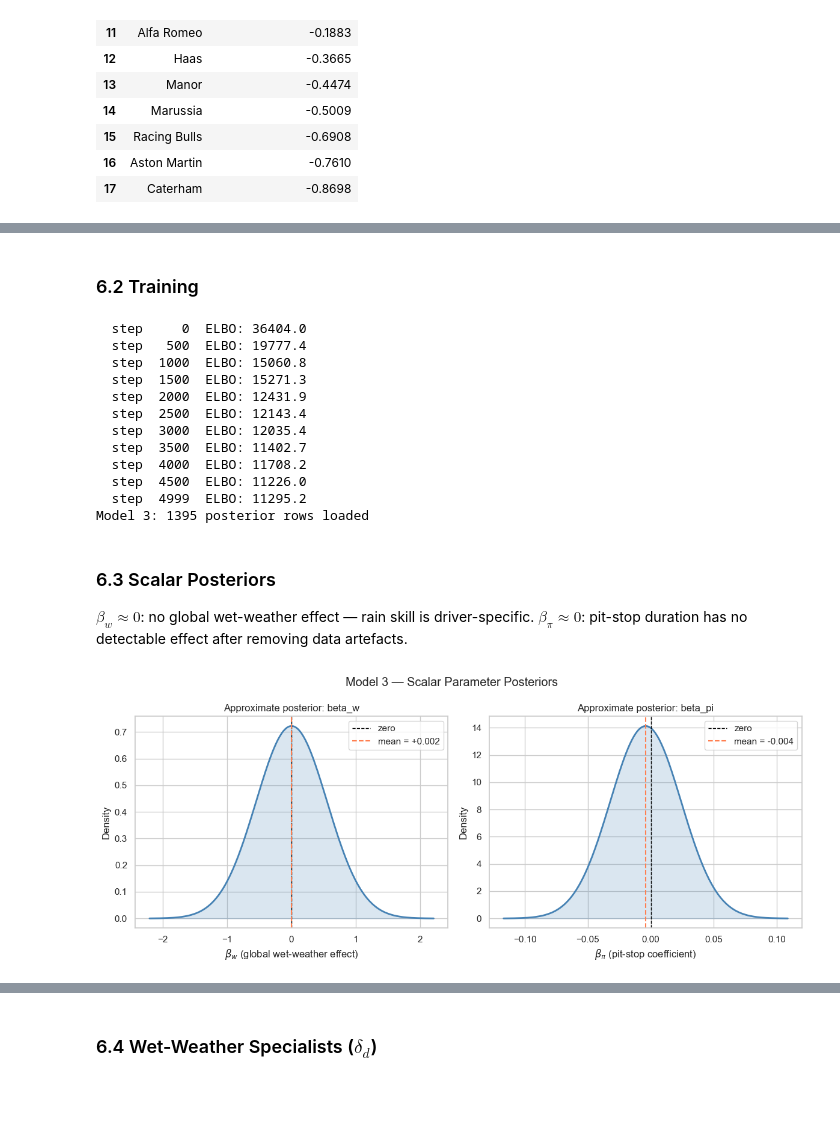
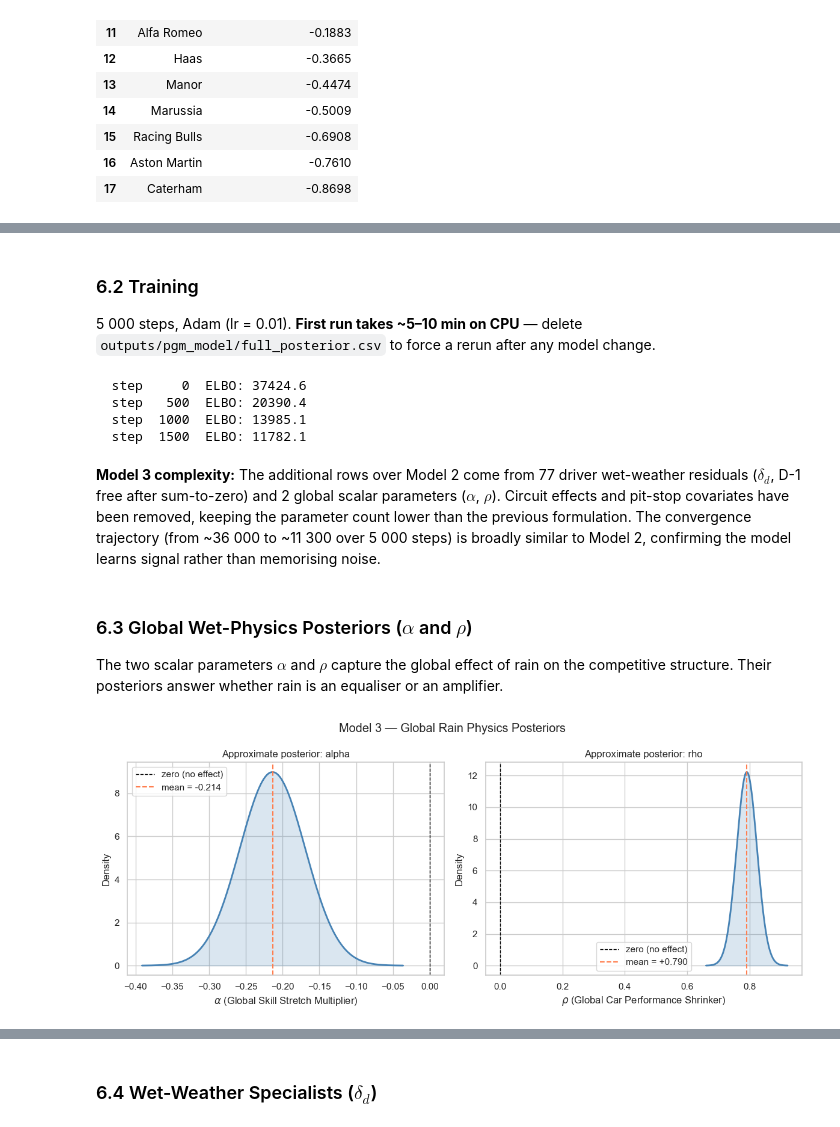
Before and after one commit to christianrand18/MBML-TrueSkill-Formula-1, a Jupyter notebook: F1_PGM_Submission.ipynb, the cells around one changed output, grey strips where cells are left out. Drawn from its saved outputs; the diff is of its cells as text; code cells hidden in the pictures; blank space fills up the shorter version.

```diff
--- a/F1_PGM_Submission.ipynb
+++ b/F1_PGM_Submission.ipynb
@@ -540,9 +589,10 @@ class ExtendedModel:
 
 5 000 steps.
 # %%
-M2_CSV = os.path.join(OUTPUT_DIR, 'extended_posterior.csv')
+M2_CSV  = os.path.join(OUTPUT_DIR, 'extended_posterior.csv')
 
-model2 = ExtendedModel(dataset.n_drivers, dataset.n_constructors, dataset.n_seasons)
+model2  = ExtendedModel(dataset.n_drivers, dataset.n_constructors, dataset.n_seasons)
+losses2 = None
 step_kwargs2 = {
     'driver_idx': dataset.driver_idx, 'cons_idx':     dataset.cons_idx,
     'season_idx': dataset.season_idx, 'race_lengths': dataset.race_lengths,
@@ -550,10 +600,12 @@ step_kwargs2 = {
 
 if not os.path.exists(M2_CSV):
     pyro.clear_param_store()
-    train_svi(model2, dataset, n_steps=5000, step_kwargs=step_kwargs2)
+    losses2 = train_svi(model2, dataset, n_steps=5000, step_kwargs=step_kwargs2)
     df_ext = extract_posterior('extended', dataset)
     df_ext.to_csv(M2_CSV, index=False)
 
 df_ext = pd.read_csv(M2_CSV)
 print(f'Model 2: {len(df_ext)} posterior rows loaded')
+if losses2 is None:
+    print('  (losses2 not available — delete extended_posterior.csv and rerun to record)')
 # %% [output]
@@ -856,65 +941,67 @@ class FullModel:
 # %% [markdown]
 ### 6.2 Training
+
+5 000 steps, Adam (lr = 0.01). **First run takes ~5–10 min on CPU** — delete `outputs/pgm_model/full_posterior.csv` to force a rerun after any model change.
 # %%
-M3_CSV = os.path.join(OUTPUT_DIR, 'full_posterior.csv')
+M3_CSV  = os.path.join(OUTPUT_DIR, 'full_posterior.csv')
 
-model3 = FullModel(dataset.n_drivers, dataset.n_constructors,
-                   dataset.n_seasons, dataset.n_circuits)
+model3  = FullModel(dataset.n_drivers, dataset.n_constructors, dataset.n_seasons)
+losses3 = None
 step_kwargs3 = {
     'driver_idx': dataset.driver_idx, 'cons_idx':      dataset.cons_idx,
-    'season_idx': dataset.season_idx, 'circuit_idx':   dataset.circuit_idx,
+    'season_idx': dataset.season_idx,
     'race_idx':   dataset.race_idx,   'wet':           dataset.wet,
-    'race_lengths': dataset.race_lengths, 'pit_norm':  dataset.pit_norm,
+    'race_lengths': dataset.race_lengths
 }
 
 if not os.path.exists(M3_CSV):
     pyro.clear_param_store()
-    train_svi(model3, dataset, n_steps=5000, step_kwargs=step_kwargs3)
+    losses3 = train_svi(model3, dataset, n_steps=5000, step_kwargs=step_kwargs3)
     df_full = extract_posterior('full', dataset)
     df_full.to_csv(M3_CSV, index=False)
 
 df_full = pd.read_csv(M3_CSV)
 print(f'Model 3: {len(df_full)} posterior rows loaded')
+if losses3 is None:
+    print('  (losses3 not available — delete full_posterior.csv and rerun to record)')
 # %% [output]
-  step     0  ELBO: 36404.0
-  step   500  ELBO: 19777.4
-  step  1000  ELBO: 15060.8
-  step  1500  ELBO: 15271.3
-  step  2000  ELBO: 12431.9
-  step  2500  ELBO: 12143.4
-  step  3000  ELBO: 12035.4
-  step  3500  ELBO: 11402.7
-  step  4000  ELBO: 11708.2
-  step  4500  ELBO: 11226.0
-  step  4999  ELBO: 11295.2
-Model 3: 1395 posterior rows loaded
+  step     0  ELBO: 37424.6
+  step   500  ELBO: 20390.4
+  step  1000  ELBO: 13985.1
+  step  1500  ELBO: 11782.1
+# %% [markdown]
+**Model 3 complexity:** The additional rows over Model 2 come from 77 driver wet-weather residuals ($\delta_d$, D-1 free after sum-to-zero) and 2 global scalar parameters ($\alpha$, $\rho$). Circuit effects and pit-stop covariates have been removed, keeping the parameter count lower than the previous formulation. The convergence trajectory (from ~36 000 to ~11 300 over 5 000 steps) is broadly similar to Model 2, confirming the model learns signal rather than memorising noise.
 # %% [markdown]
-### 6.3 Scalar Posteriors
+### 6.3 Global Wet-Physics Posteriors ($\alpha$ and $\rho$)
 
-$\beta_w \approx 0$: no global wet-weather effect — rain skill is driver-specific. $\beta_\pi \approx 0$: pit-stop duration has no detectable effect after removing data artefacts.
+The two scalar parameters $\alpha$ and $\rho$ capture the global effect of rain on the competitive structure. Their posteriors answer whether rain is an equaliser or an amplifier.
 # %%
 fig, axes = plt.subplots(1, 2, figsize=(12, 5))
 
 for ax, name, label in [
-    (axes[0], 'beta_w',  r'$\beta_w$ (global wet-weather effect)'),
-    (axes[1], 'beta_pi', r'$\beta_\pi$ (pit-stop coefficient)'),
+    (axes[0], 'alpha', r'$\alpha$ (Global Skill Stretch Multiplier)'),
+    (axes[1], 'rho',   r'$\rho$ (Global Car Performance Shrinker)'),
     ]:
-    row   = df_full[df_full.entity_name == name].iloc[0]
+
+    row = df_full[df_full.entity_name == name].iloc[0]
     mu, sigma = row['mu'], row['sigma']
 
     x = np.linspace(mu - 4*sigma, mu + 4*sigma, 300)
-    ax.plot(x, stats.norm.pdf(x, mu, sigma), color='steelblue', linewidth=2)
-    ax.fill_between(x, stats.norm.pdf(x, mu, sigma), alpha=0.2, color='steelblue')
-    ax.axvline(0,  color='black',  linewidth=1,   linestyle='--', label='zero')
+    y = stats.norm.pdf(x, mu, sigma)
+
+    ax.plot(x, y, color='steelblue', linewidth=2)
+    ax.fill_between(x, y, alpha=0.2, color='steelblue')
+    ax.axvline(0,  color='black',  linewidth=1,   linestyle='--', label='zero (no effect)')
     ax.axvline(mu, color='coral',  linewidth=1.5, linestyle='--',
                 label=f'mean = {mu:+.3f}')
+
     ax.set_xlabel(label)
     ax.set_ylabel('Density')
     ax.set_title(f'Approximate posterior: {name}')
     ax.legend()
 
-plt.suptitle('Model 3 — Scalar Parameter Posteriors')
+plt.suptitle('Model 3 — Global Rain Physics Posteriors')
 plt.tight_layout()
 plt.show()
 # %% [output]
-[figure, old version]
+[figure, new version]
```
Also changed, not shown: parts of 40 cells of this notebook.
